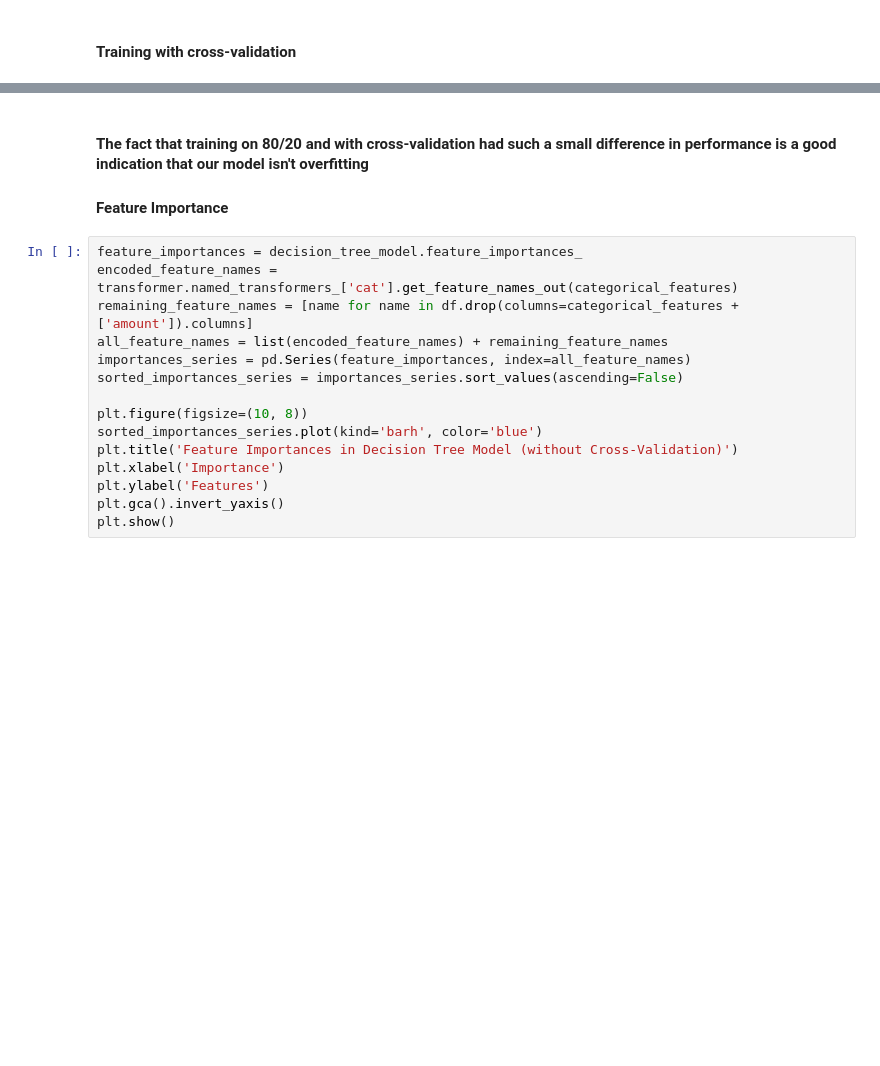
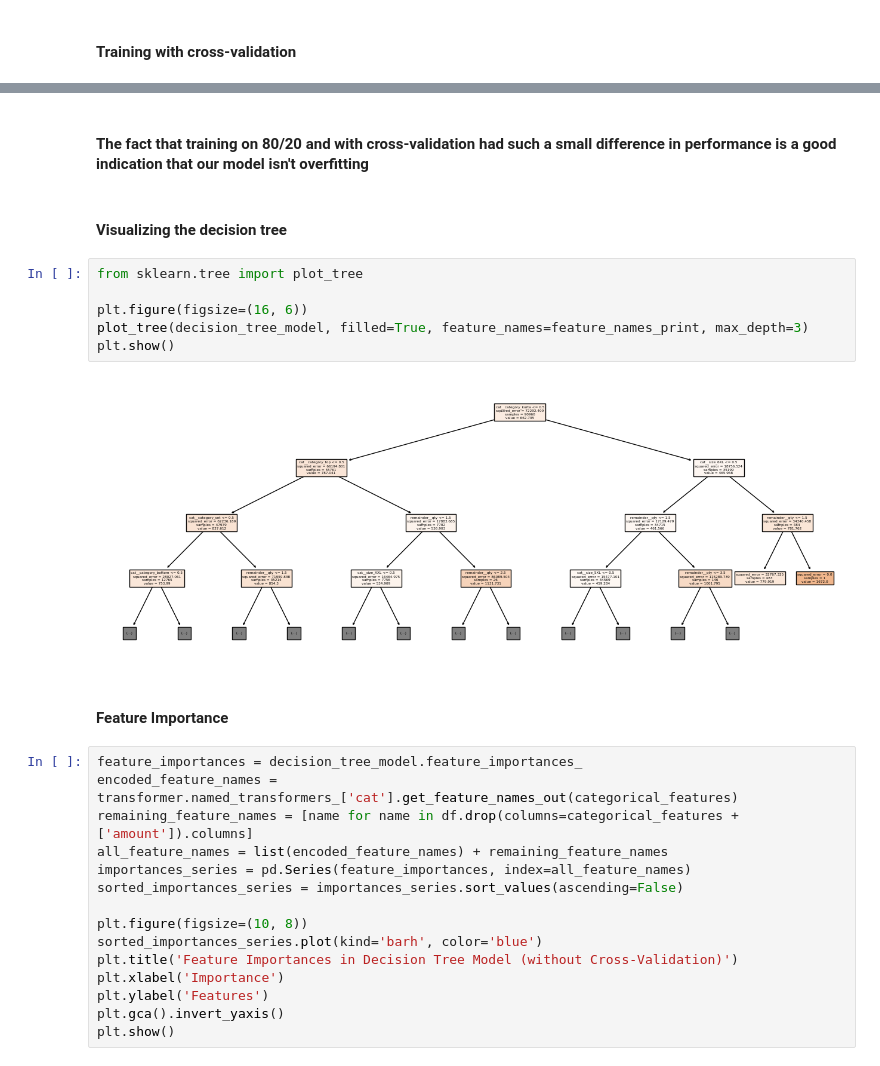
Before and after one commit to jesab/ml_assignment_1, a Jupyter notebook: Assignment2.ipynb, the cells around one changed output, grey strips where cells are left out. Cells and saved outputs as stored; diff of their text form; blank space fills up the shorter version.

```diff
--- a/Assignment2.ipynb
+++ b/Assignment2.ipynb
@@ -341,7 +354,18 @@ CV RMSE: 192.431
 CV R²: 0.4894
 # %% [markdown]
 #### The fact that training on 80/20 and with cross-validation had such a small difference in performance is a good indication that our model isn't overfitting
-#### Feature Importance
+# %% [markdown]
+#### Visualizing the decision tree
+# %%
+from sklearn.tree import plot_tree
+
+plt.figure(figsize=(16, 6))
+plot_tree(decision_tree_model, filled=True, feature_names=feature_names_print, max_depth=3)
+plt.show()
+# %% [output]
+[figure, added]
+# %% [markdown]
+#### Feature Importance
 # %%
 feature_importances = decision_tree_model.feature_importances_
 encoded_feature_names = transformer.named_transformers_['cat'].get_feature_names_out(categorical_features)
```
Also changed, not shown: parts of 3 cells of this notebook.
